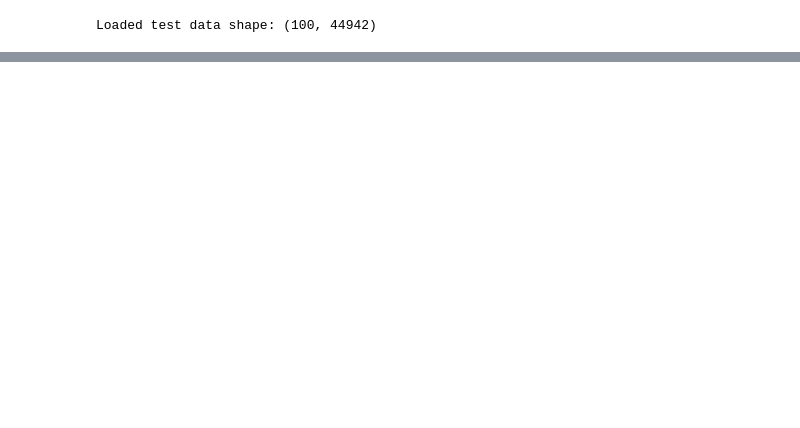
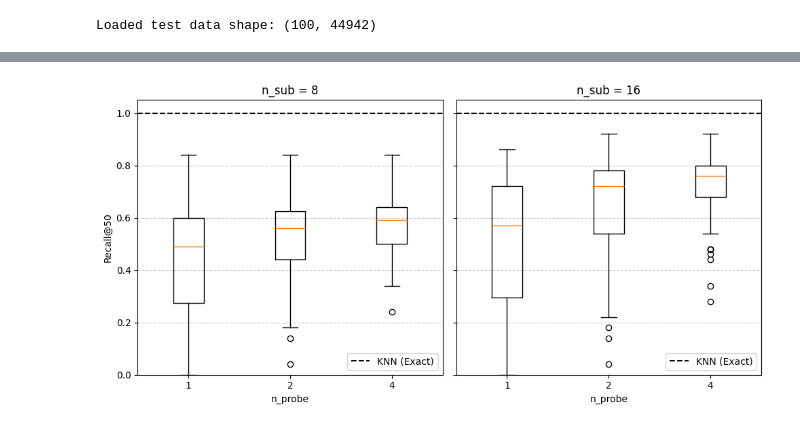
Before and after one commit to braingeneers/cytoverse, a Jupyter notebook: notebooks/concordance.ipynb, the cells around one changed output, grey strips where cells are left out. Saved outputs shown, nothing was run; the diff lists cells and outputs as text; code cells hidden in the pictures; blank space fills up the shorter version.

```diff
--- a/notebooks/concordance.ipynb
+++ b/notebooks/concordance.ipynb
@@ -456,0 +540,76 @@ print(f"Mean AP @ {k}: {np.mean(ap_k):.4f}")
+# %%
+def compute_recall_per_query(knn_idxs, ivfpq_idxs, k):
+    """
+    Compute Recall@K for each query: fraction of exact KNN neighbors in IVFPQ results.
+    Returns array of recalls [n_queries].
+    """
+    n_queries = knn_idxs.shape[0]
+    recalls = []
+    for q in range(n_queries):
+        true_set = set(knn_idxs[q])
+        approx_set = set(ivfpq_idxs[q])
+        intersection = len(true_set & approx_set)
+        recalls.append(intersection / k)
+    return np.array(recalls)
+
+
+def plot_recall_boxplot(
+    knn_idxs, ivfpq_data, k_neighbors, n_subs, n_probes=[1, 4, 8, 16, 32]
+):
+    """
+    Generate boxplot of Recall@K distributions across queries for each n_probe, grouped by n_sub.
+    Assumptions:
+    - knn_idxs: NumPy array [n_queries, k_neighbors] of integer indices (exact KNN neighbors).
+    - ivfpq_data: dict with keys (n_sub, n_probe), values containing 'ivfpq_idxs' array.
+    - k_neighbors: int, used for recall@K.
+    - n_subs: list of ints, e.g., [8, 16, 32].
+    - n_probes: list of ints, e.g., [1, 4, 8, 16, 32].
+    - Missing data combos are skipped.
+    - Outputs boxplot with subplots for each n_sub, saved as 'recall_boxplot.png'.
+    """
+    fig, axes = plt.subplots(1, len(n_subs), figsize=(5 * len(n_subs), 5), sharey=True)
+    if len(n_subs) == 1:
+        axes = [axes]  # Ensure axes is iterable for single subplot
+
+    for i, n_sub in enumerate(n_subs):
+        # Collect recall distributions for each n_probe
+        recall_data = []
+        labels = []
+        for n_probe in n_probes:
+            key = (n_sub, n_probe)
+            if key in ivfpq_data:
+                ivfpq_idxs = ivfpq_data[key]["ivfpq_idxs"]
+                recalls = compute_recall_per_query(knn_idxs, ivfpq_idxs, k_neighbors)
+                recall_data.append(recalls)
+                labels.append(str(n_probe))
+            else:
+                recall_data.append([])  # Empty for missing data
+                labels.append(str(n_probe))
+
+        # Plot boxplot for this n_sub
+        axes[i].boxplot(
+            [r for r in recall_data if len(r) > 0],
+            tick_labels=[l for l, r in zip(labels, recall_data) if len(r) > 0],
+        )
+        axes[i].set_title(f"n_sub = {n_sub}")
+        axes[i].set_xlabel("n_probe")
+        if i == 0:
+            axes[i].set_ylabel(f"Recall@{k_neighbors}")
+
+        # KNN baseline
+        axes[i].axhline(y=1.0, color="k", linestyle="--", label="KNN (Exact)")
+        axes[i].legend()
+        axes[i].set_ylim(0, 1.05)
+        axes[i].grid(True, axis="y", linestyle="--", alpha=0.7)
+
+    plt.tight_layout()
+    plt.show()
+    plt.savefig("notebooks/recall_boxplot.png")  # Or plt.show() for Jupyter
+    plt.close()
+
+
+plot_recall_boxplot(
+    knn_idxs, ivfpq_data, k_neighbors=k_neighbors, n_subs=n_subs, n_probes=n_probes
+)
+# %% [output]
+[figure, added]
```
Also changed, not shown: parts of 22 cells of this notebook, 1 other file.
